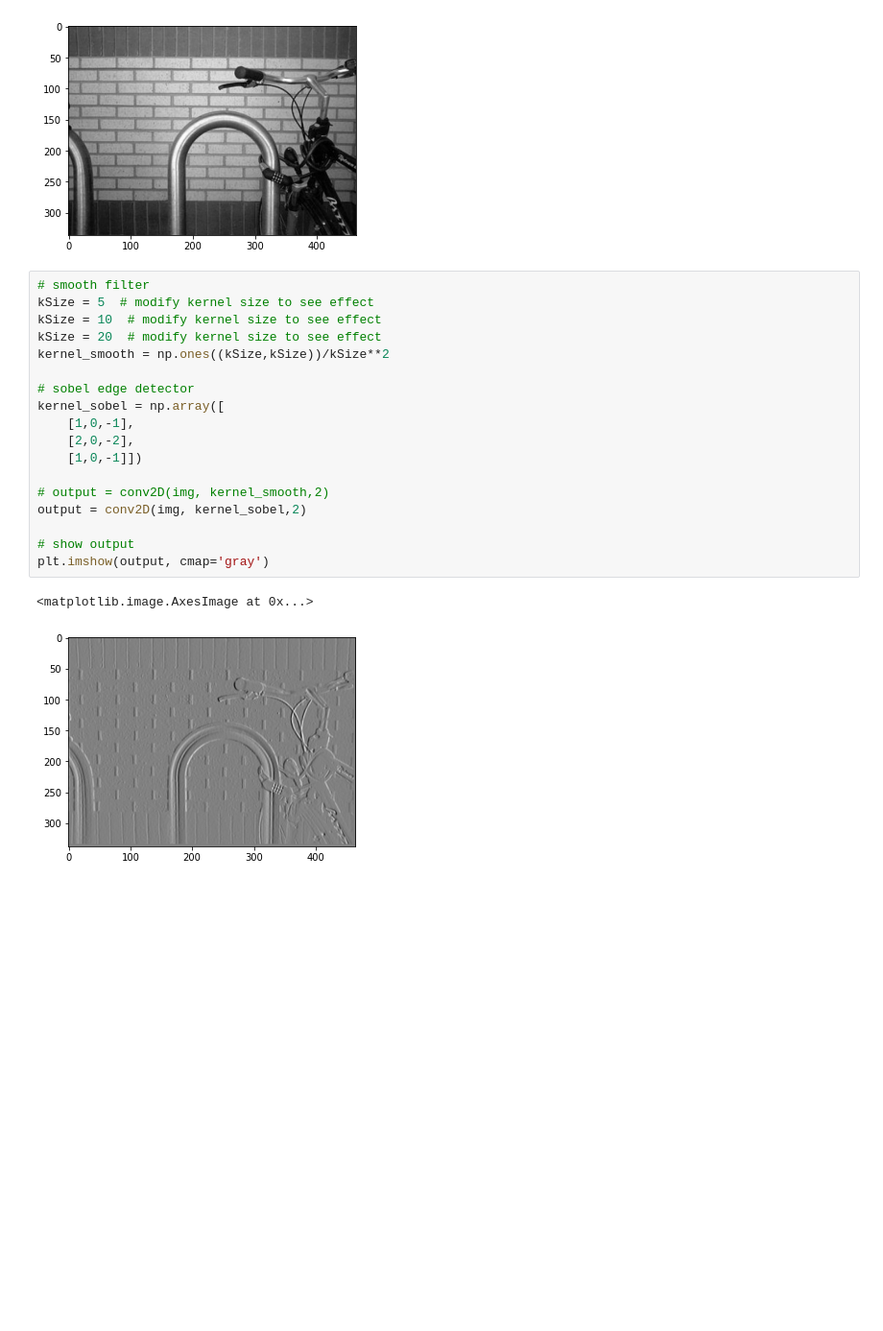
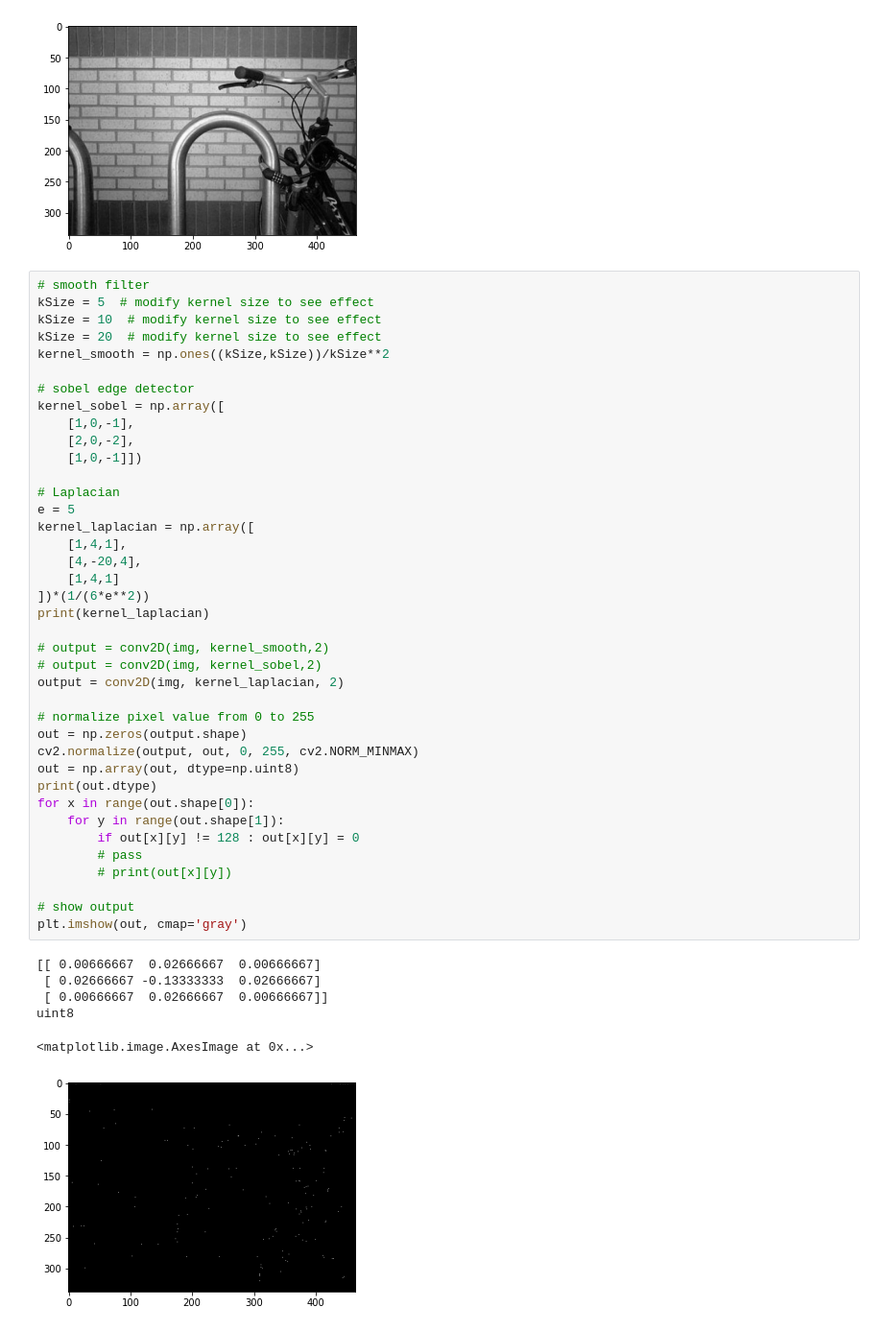
Before and after one commit to RRRChangeche/Stanford-cs131-2020, a Jupyter notebook: Practice/04_test_convolution.ipynb, the cells around one changed output. Shown at 96% size. Drawn from its saved outputs; the diff is of its cells as text; blank space fills up the shorter version.

```diff
--- a/Practice/04_test_convolution.ipynb
+++ b/Practice/04_test_convolution.ipynb
@@ -69,21 +69,46 @@ plt.imshow(img, cmap='gray')
 # %%
 # smooth filter
 kSize = 5  # modify kernel size to see effect
 kSize = 10  # modify kernel size to see effect
 kSize = 20  # modify kernel size to see effect
 kernel_smooth = np.ones((kSize,kSize))/kSize**2
 
 # sobel edge detector
 kernel_sobel = np.array([
     [1,0,-1],
     [2,0,-2],
     [1,0,-1]])
 
+# Laplacian
+e = 5
+kernel_laplacian = np.array([
+    [1,4,1],
+    [4,-20,4],
+    [1,4,1]
+])*(1/(6*e**2))
+print(kernel_laplacian)
+
 # output = conv2D(img, kernel_smooth,2)
-output = conv2D(img, kernel_sobel,2)
+# output = conv2D(img, kernel_sobel,2)
+output = conv2D(img, kernel_laplacian, 2)
+
+# normalize pixel value from 0 to 255
+out = np.zeros(output.shape)
+cv2.normalize(output, out, 0, 255, cv2.NORM_MINMAX)
+out = np.array(out, dtype=np.uint8)
+print(out.dtype)
+for x in range(out.shape[0]):
+    for y in range(out.shape[1]):
+        if out[x][y] != 128 : out[x][y] = 0
+        # pass
+        # print(out[x][y])
 
 # show output
-plt.imshow(output, cmap='gray')
+plt.imshow(out, cmap='gray')
 # %% [output]
-<matplotlib.image.AxesImage at 0x...>
+[[ 0.00666667  0.02666667  0.00666667]
+ [ 0.02666667 -0.13333333  0.02666667]
+ [ 0.00666667  0.02666667  0.00666667]]
+uint8
+<matplotlib.image.AxesImage at 0x...>
-[figure, old version]
+[figure, new version]
```
